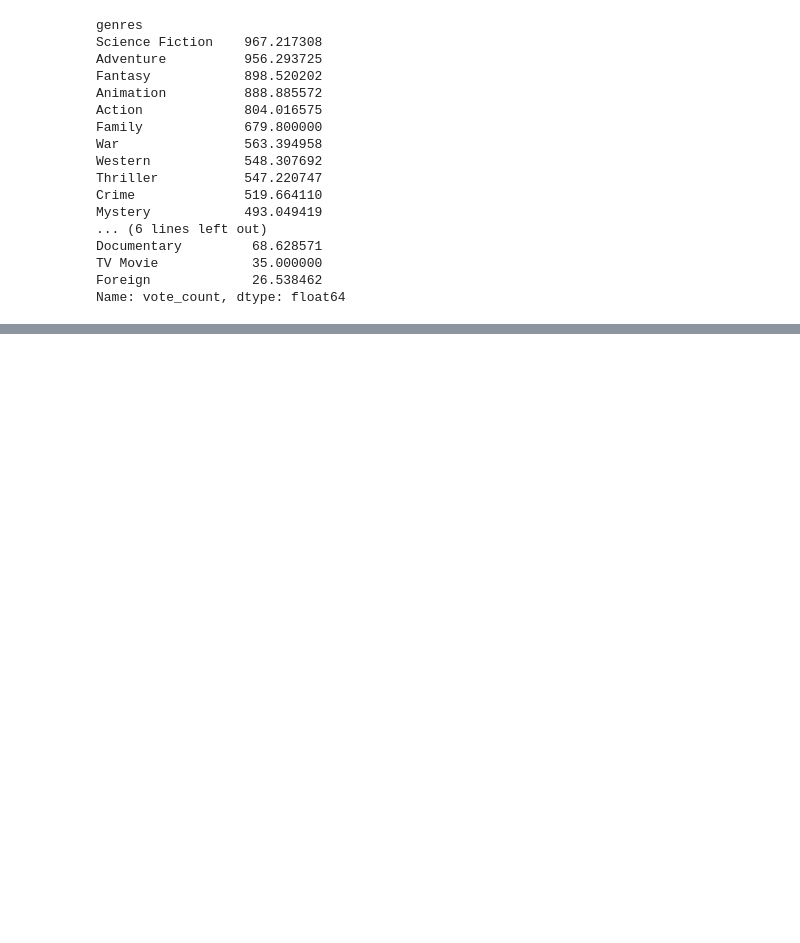
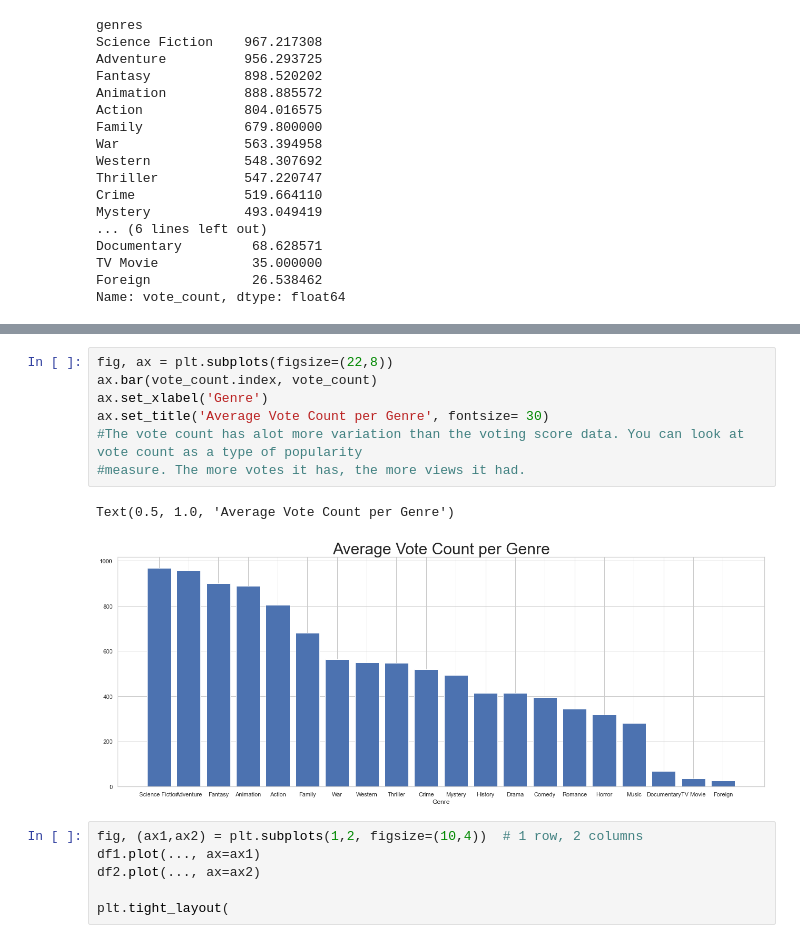
Before and after one commit to krbendol/movie_analysis_Microsoft, a Jupyter notebook: data/Kam'sProjectNotebook.ipynb, the cells around one changed output, grey strips where cells are left out. Drawn from its saved outputs; the diff is of its cells as text; blank space fills up the shorter version.

```diff
--- a/data/Kam'sProjectNotebook.ipynb
+++ b/data/Kam'sProjectNotebook.ipynb
@@ -318,0 +280,16 @@ sns.boxplot(x=cleaned_tmdbs_filtered['vote_count'], y=cleaned_tmdbs_filtered['ge
+# %%
+fig, ax = plt.subplots(figsize=(22,8))
+ax.bar(vote_count.index, vote_count)
+ax.set_xlabel('Genre')
+ax.set_title('Average Vote Count per Genre', fontsize= 30)
+#The vote count has alot more variation than the voting score data. You can look at vote count as a type of popularity
+#measure. The more votes it has, the more views it had.
+# %% [output]
+Text(0.5, 1.0, 'Average Vote Count per Genre')
+[figure, added]
+# %%
+fig, (ax1,ax2) = plt.subplots(1,2, figsize=(10,4))  # 1 row, 2 columns
+df1.plot(..., ax=ax1)
+df2.plot(..., ax=ax2)
+
+plt.tight_layout(
```
Also changed, not shown: parts of 30 cells of this notebook.
